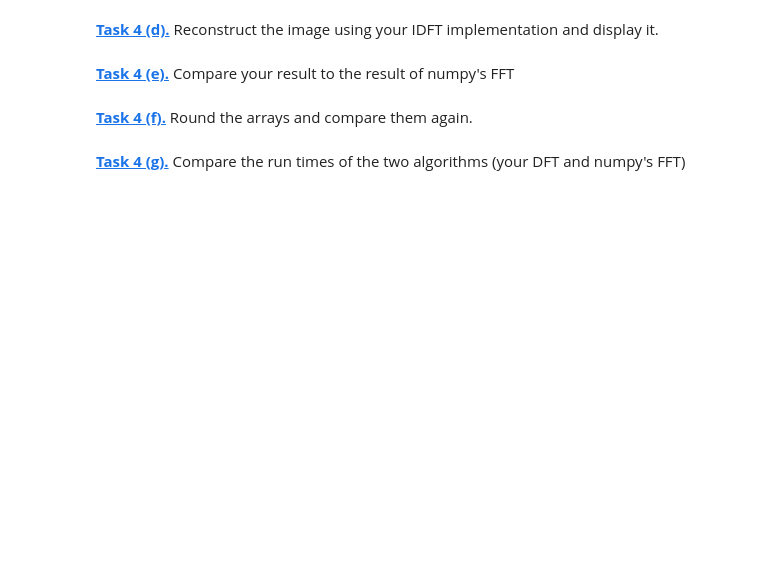
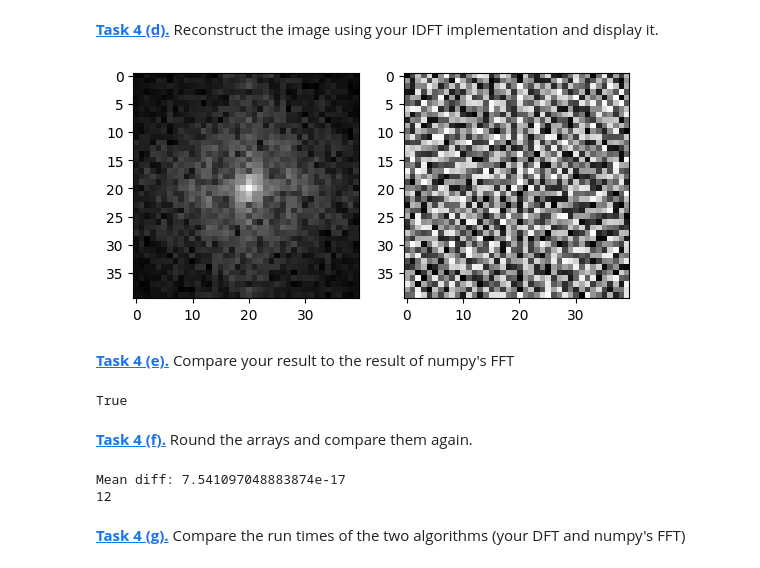
Before and after one commit to sedanep/mobifs5-python, a Jupyter notebook: fourier.ipynb, the cells around one changed output. Drawn from its saved outputs; the diff is of its cells as text; code cells hidden in the pictures; blank space fills up the shorter version.

```diff
--- a/fourier.ipynb
+++ b/fourier.ipynb
@@ -272,8 +290,41 @@ NameError: name 'brain_img' is not defined
 # %% [markdown]
 **[Task 4 (d).]()** Reconstruct the image using your IDFT implementation and display it.
+# %%
+test_idft = bok_idft(test_img)
+shifted = np.fft.fftshift(test_idft)
+
+plt.subplot(1, 2, 1)
+plt.imshow(np.log1p(np.abs(shifted)), cmap='gray')
+
+plt.subplot(1, 2, 2)
+plt.imshow(np.angle(shifted), cmap='gray')
+
+plt.show()
+# %% [output]
+[figure, added]
 # %% [markdown]
 **[Task 4 (e).]()** Compare your result to the result of numpy's FFT
+# %%
+dft_result = bok_dft(test_img)
+fft_result = np.fft.fft2(test_img, norm='forward')
+
+print(np.allclose(dft_result, fft_result))
+# %% [output]
+True
 # %% [markdown]
 **[Task 4 (f).]()** Round the arrays and compare them again.
+# %%
+print("Mean diff:", np.mean(np.abs(dft_result - fft_result)))
+
+for decimals in range(15, -1, -1):
+    own_rounded = np.round(dft_result, decimals)
+    fft_rounded = np.round(fft_result, decimals)
+
+    if (own_rounded == fft_rounded).all():
+        print(decimals)
+        break
+# %% [output]
+Mean diff: 7.541097048883874e-17
+12
 # %% [markdown]
 **[Task 4 (g).]()** Compare the run times of the two algorithms (your DFT and numpy's FFT)
```
Also changed, not shown: parts of 7 cells of this notebook.
